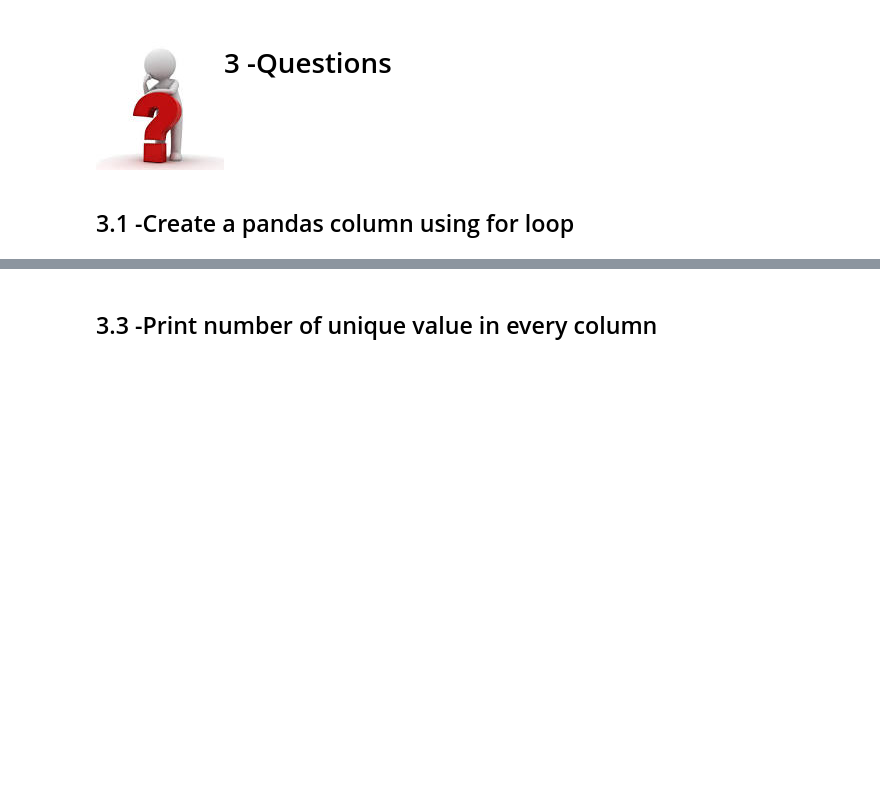
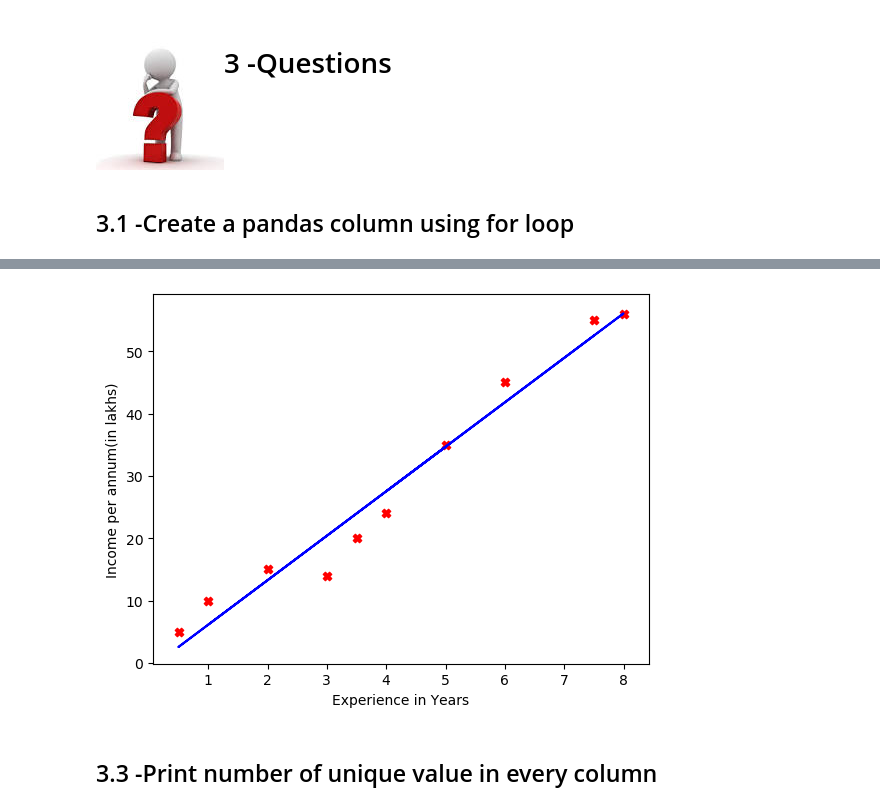
Before and after one commit to Aniruddha521/Python-Exercise, a Jupyter notebook: Python Exercise 2(pandas).ipynb, the cells around one changed output, grey strips where cells are left out. Saved outputs shown, nothing was run; the diff lists cells and outputs as text; code cells hidden in the pictures; blank space fills up the shorter version.

```diff
--- a/Python Exercise 2(pandas).ipynb
+++ b/Python Exercise 2(pandas).ipynb
@@ -113,3 +183,15 @@ print(df)
+# %%
+model=LinearRegression()
+x_train=x_train.reshape(-1,1)
+model.fit(x_train,y_train)
+y=model.predict(x_train)
+plt.plot(x_train,y,c='b')
+plt.scatter(x_train,y_train,c="r",marker="X")
+plt.xlabel("Experience in Years")
+plt.ylabel("Income per annum(in lakhs)")
+plt.show()
+# %% [output]
+[figure, added]
 # %% [markdown]
 ## 3.3 -Print number of unique value in every column
 # %%
```
Also changed, not shown: parts of 10 cells of this notebook, 2 other files.
